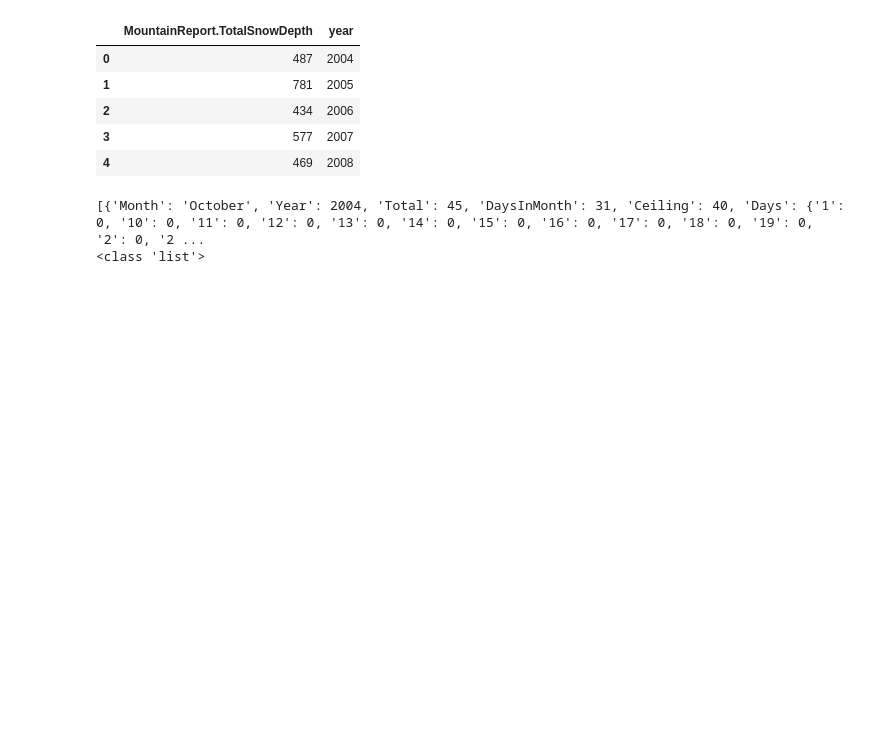
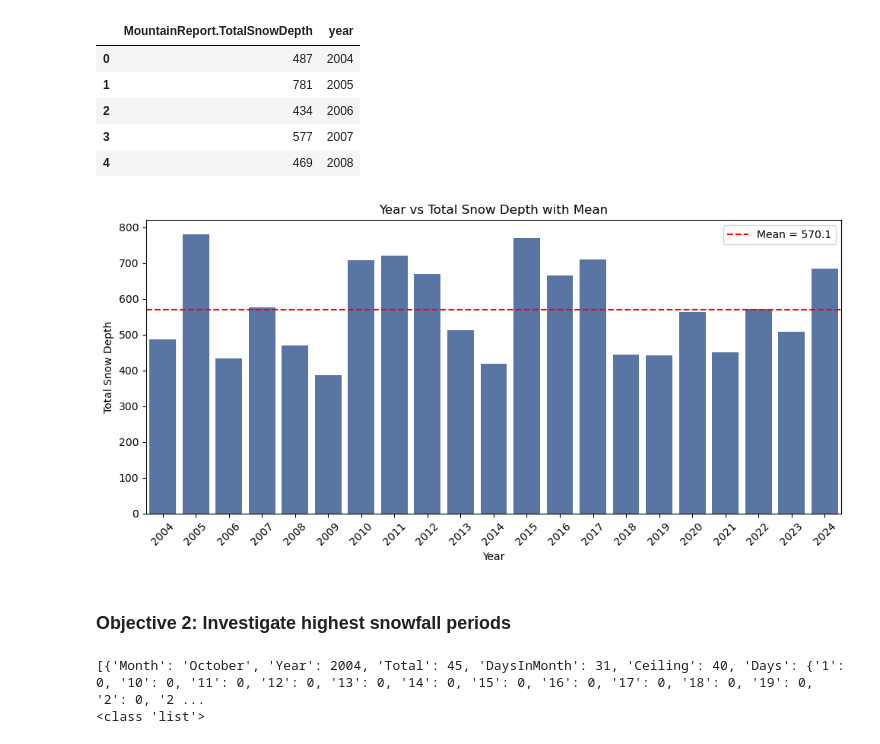
Before and after one commit to hamish-smeele/Portfolio, a Jupyter notebook: Red_Snowfall.ipynb, the cells around one changed output. Drawn from its saved outputs; the diff is of its cells as text; code cells hidden in the pictures; blank space fills up the shorter version.

```diff
--- a/Red_Snowfall.ipynb
+++ b/Red_Snowfall.ipynb
@@ -16,7 +21,7 @@ import math
 # Pull Red Resort JSON Files
 
 BASE_URL = "https://api.redresort.com/report/history"
-YEARS = range(2004, 2024)  # inclusive of 2023
+YEARS = range(2004, 2025)  # inclusive of 2024
 
 def fetch_year(year: int) -> pd.DataFrame:
     url = f"{BASE_URL}?year={year}"
@@ -95,6 +100,29 @@ df_totals.head()
 | 2 | 434 | 2006 |
 | 3 | 577 | 2007 |
 | 4 | 469 | 2008 |
+# %%
+df_totals = df_totals[["year", "MountainReport.TotalSnowDepth"]].dropna()
+mean_depth = df_totals["MountainReport.TotalSnowDepth"].mean()
+
+plt.figure(figsize=(10, 5))
+ax = sns.barplot(
+    data=df_totals,
+    x="year",
+    y="MountainReport.TotalSnowDepth",
+    color="#4c72b0",
+)
+ax.axhline(mean_depth, color="red", linestyle="--", linewidth=1.5, label=f"Mean = {mean_depth:.1f}")
+plt.xlabel("Year")
+plt.ylabel("Total Snow Depth")
+plt.title("Year vs Total Snow Depth with Mean")
+plt.xticks(rotation=45)
+plt.legend()
+plt.tight_layout()
+plt.show()
+# %% [output]
+[figure, added]
+# %% [markdown]
+### Objective 2: Investigate highest snowfall periods
 # %%
 ### Examine MountainReport.SnowData to workout how to orgnaise and clean data
 
```
Also changed, not shown: parts of 4 cells of this notebook.
